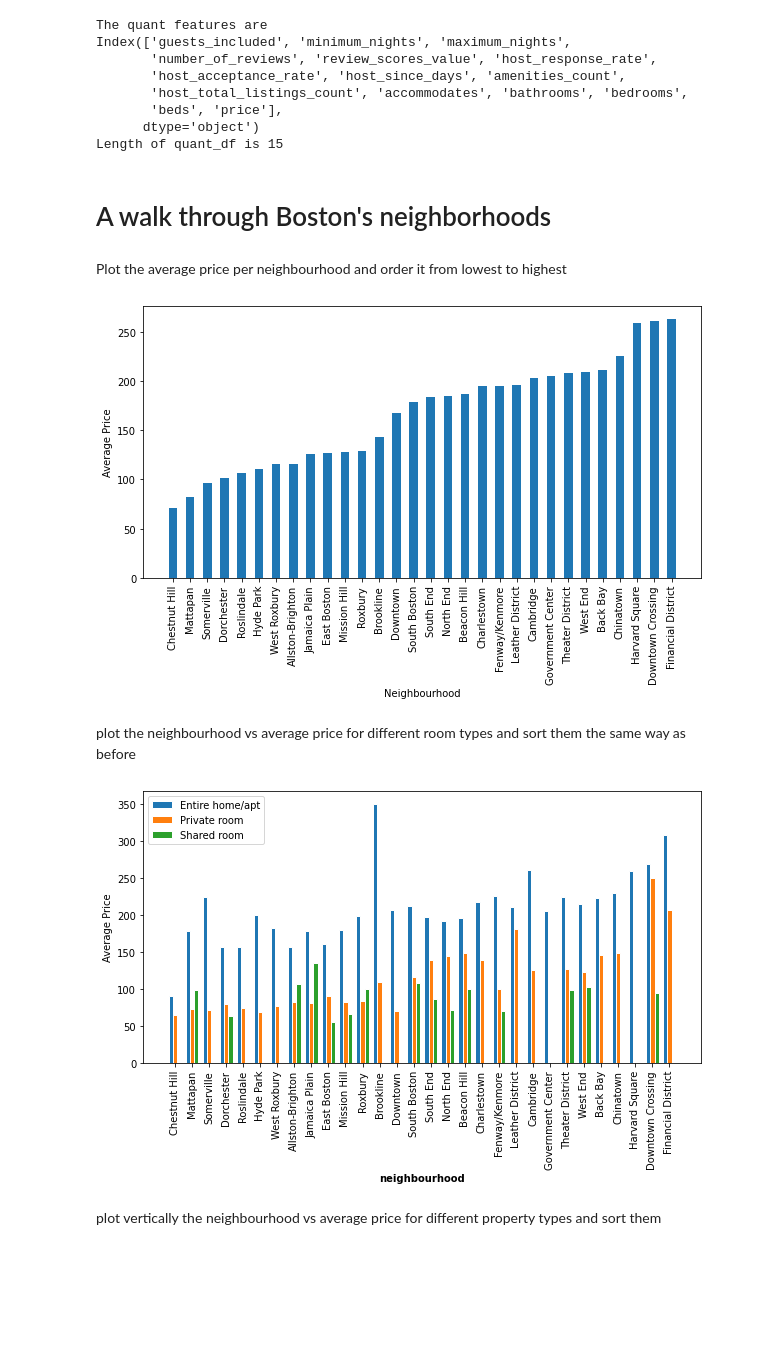
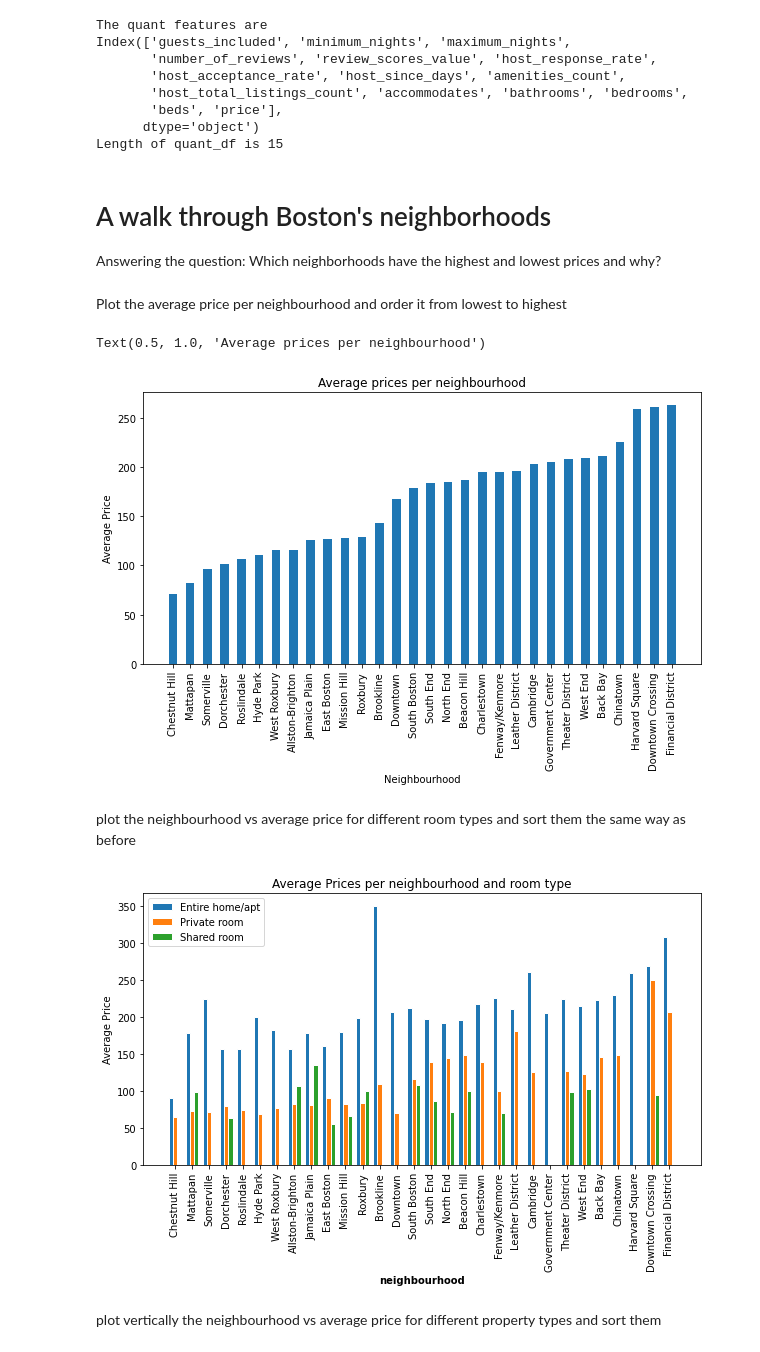
Before and after one commit to mai0elkady/Boston_airbnb_data_analysis, a Jupyter notebook: Boston_airbnb.ipynb, the cells around one changed output. Cells and saved outputs as stored; diff of their text form; code cells hidden in the pictures; blank space fills up the shorter version.

```diff
--- a/Boston_airbnb.ipynb
+++ b/Boston_airbnb.ipynb
@@ -278,6 +283,8 @@ Index(['guests_included', 'minimum_nights', 'maximum_nights',
 Length of quant_df is 15
 # %% [markdown]
 # A walk through Boston's neighborhoods
+
+Answering the question: Which neighborhoods have the highest and lowest prices and why?
 # %% [markdown]
 Plot the average price per neighbourhood and order it from lowest to highest
 # %%
@@ -291,8 +298,10 @@ plt.bar(average_price_in_neighbourhood['neighbourhood'],average_price_in_neighbo
 plt.xlabel("Neighbourhood")
 plt.ylabel("Average Price")
 plt.xticks(rotation=90);
+plt.title("Average prices per neighbourhood")
 # %% [output]
+Text(0.5, 1.0, 'Average prices per neighbourhood')
-[figure, old version]
+[figure, new version]
 # %% [markdown]
 plot the neighbourhood vs average price for different room types and sort them the same way as before
 # %%
@@ -309,34 +318,35 @@ labels = average_price_neighbour_rmtype['room_type'].unique()
 neighbourhoods = average_price_neighbour_rmtype['neighbourhood'].unique()
 i_s = len(neighbourhoods)
 j_s = len(labels)
 bars = np.ones((j_s,i_s))
 for i,neighbourhood in enumerate(orderd_neighbourhoods):
   subset = average_price_neighbour_rmtype[average_price_neighbour_rmtype['neighbourhood'] == neighbourhood]
   for j,rm_type in enumerate(average_price_neighbour_rmtype['room_type'].unique()):
     if(rm_type in list(subset['room_type'])):
       bars[j][i] = subset[subset['room_type']==rm_type]['price']
     else:
       bars[j][i] = 0
 
 rs = np.ones((len(labels),len(bars[0])))
 rs[0,:] = np.arange(len(bars[0]))
 plt.figure(3,(10,5))
 for i in range(1,len(labels)):
   rs[i,:] = [x + barWidth for x in rs[i-1,:]]
 colors = ['tab:blue','tab:orange','tab:green']
 for i in range(0,len(labels)):
   plt.bar(rs[i,:], bars[i], color=colors[i], width=barWidth, edgecolor='white', label=labels[i])
 
 plt.xlabel('neighbourhood', fontweight='bold')
 plt.xticks([r + barWidth for r in range(len(bars[0]))],list(orderd_neighbourhoods))
 plt.ylabel("Average Price")
 plt.legend()
 plt.xticks(rotation=90);
+plt.title("Average Prices per neighbourhood and room type")
 plt.show()
 
 #if we were to arrange them by entire home/private room/ etc. we would get a different plot than before
 # %% [output]
-[figure, old version]
+[figure, new version]
 # %% [markdown]
 plot vertically the neighbourhood vs average price for different property types and sort them
 # %%
```
Also changed, not shown: parts of 12 cells of this notebook.
